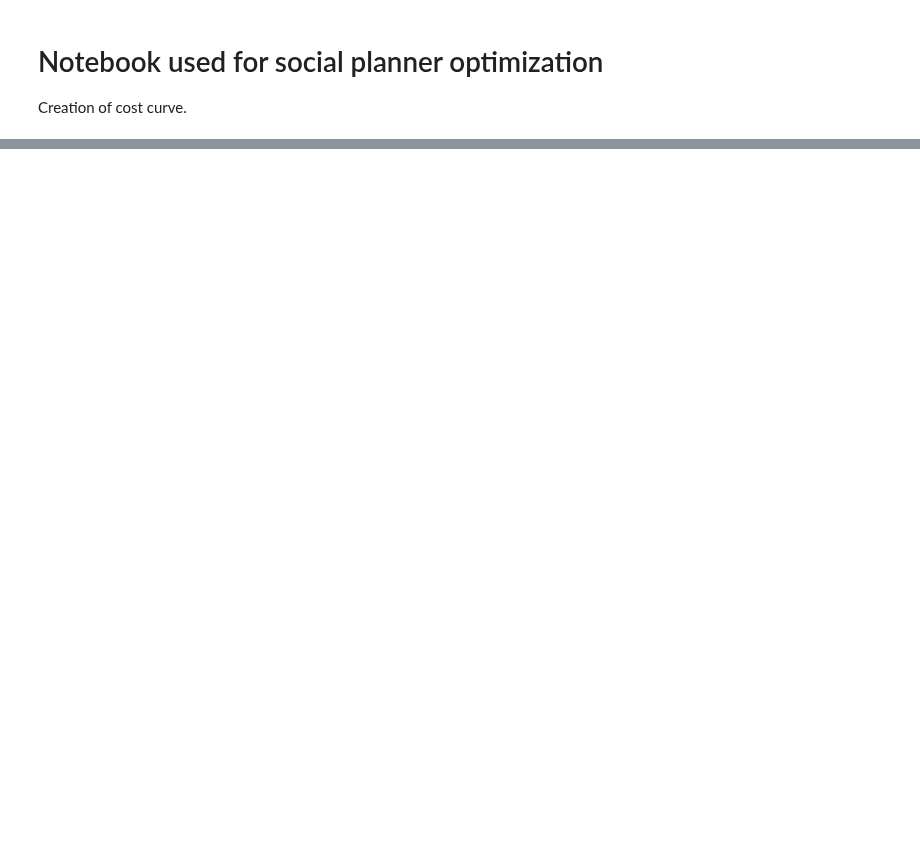
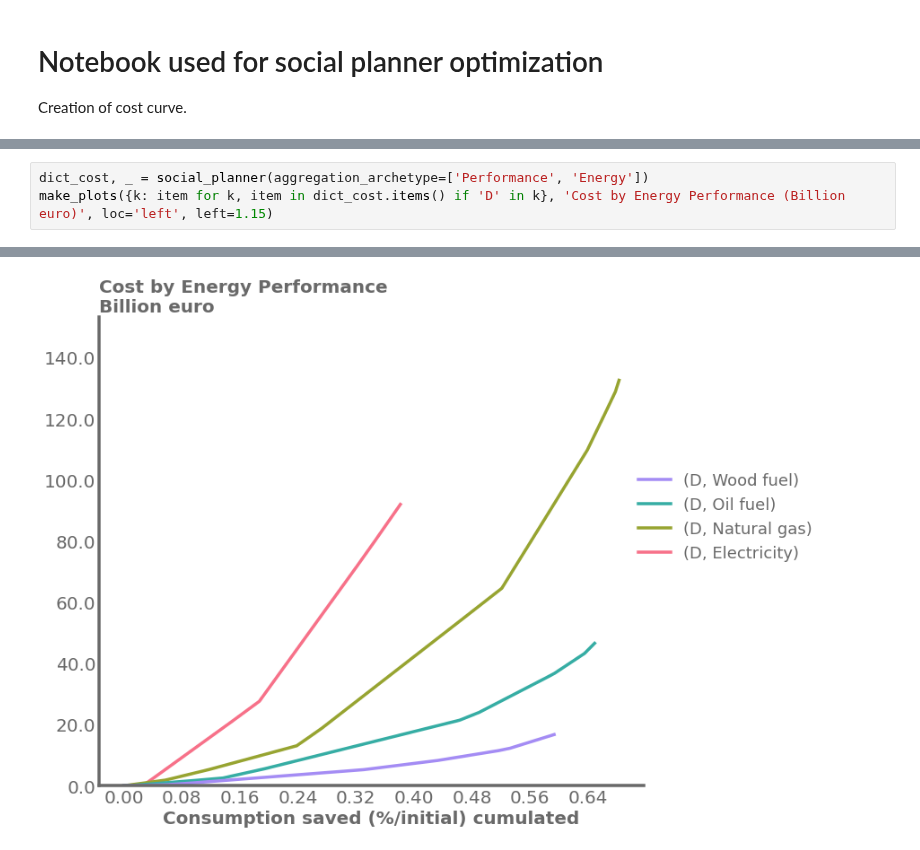
Before and after one commit to CIRED/Res-IRF4, a Jupyter notebook: project/analysis/cost_curve/cost_curve.ipynb, the cells around one changed output, grey strips where cells are left out. Drawn from its saved outputs; the diff is of its cells as text; blank space fills up the shorter version.

```diff
--- a/project/analysis/cost_curve/cost_curve.ipynb
+++ b/project/analysis/cost_curve/cost_curve.ipynb
@@ -69,0 +46,4 @@ def cost_curve(path=None, plot=False):
+# %%
+dict_cost, _ = social_planner(aggregation_archetype=['Performance', 'Energy'])
+make_plots({k: item for k, item in dict_cost.items() if 'D' in k}, 'Cost by Energy Performance (Billion euro)', loc='left', left=1.15)
+# %% [output]
@@ -69,0 +55 @@ def cost_curve(path=None, plot=False):
+[figure, added]
```
Also changed, not shown: parts of 15 cells of this notebook, 5 other files.
